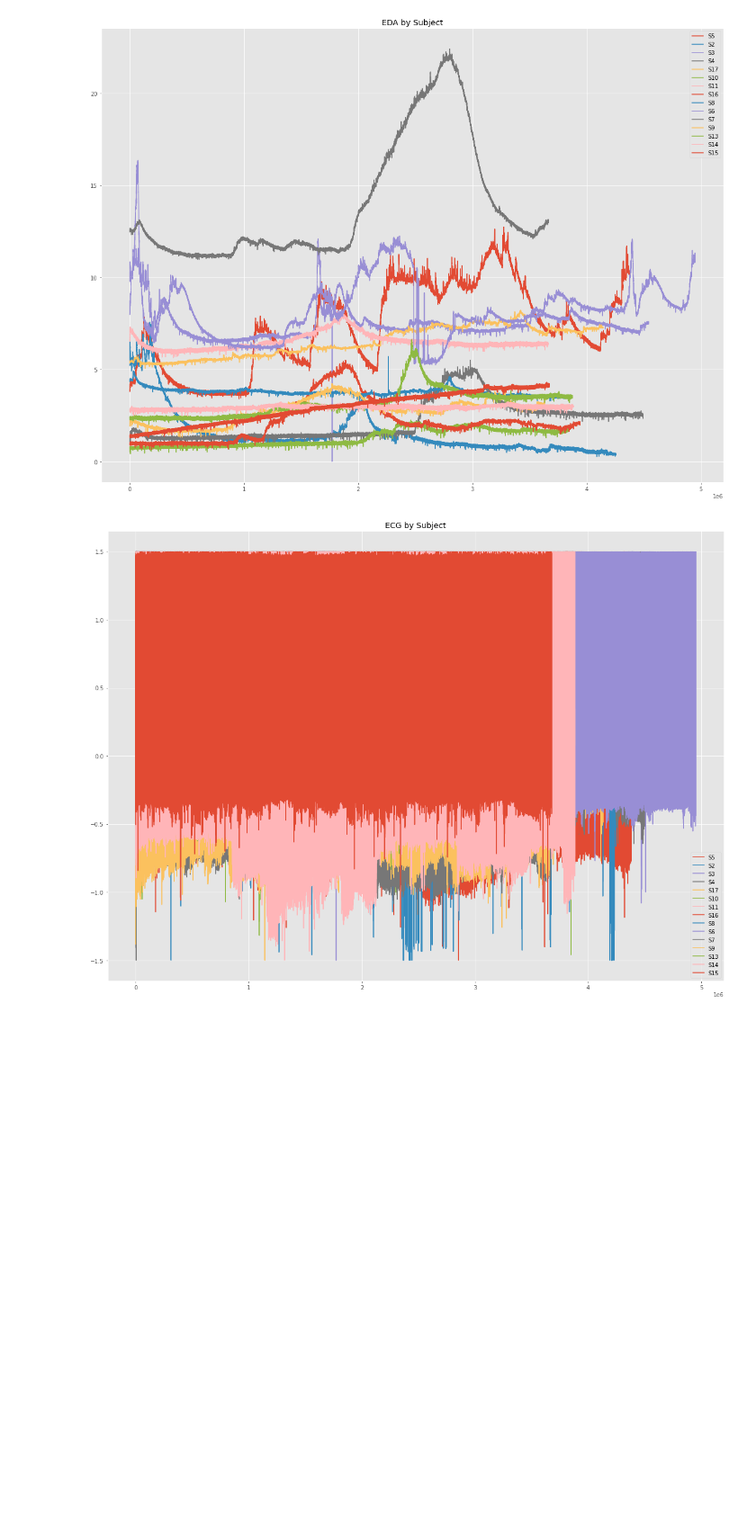
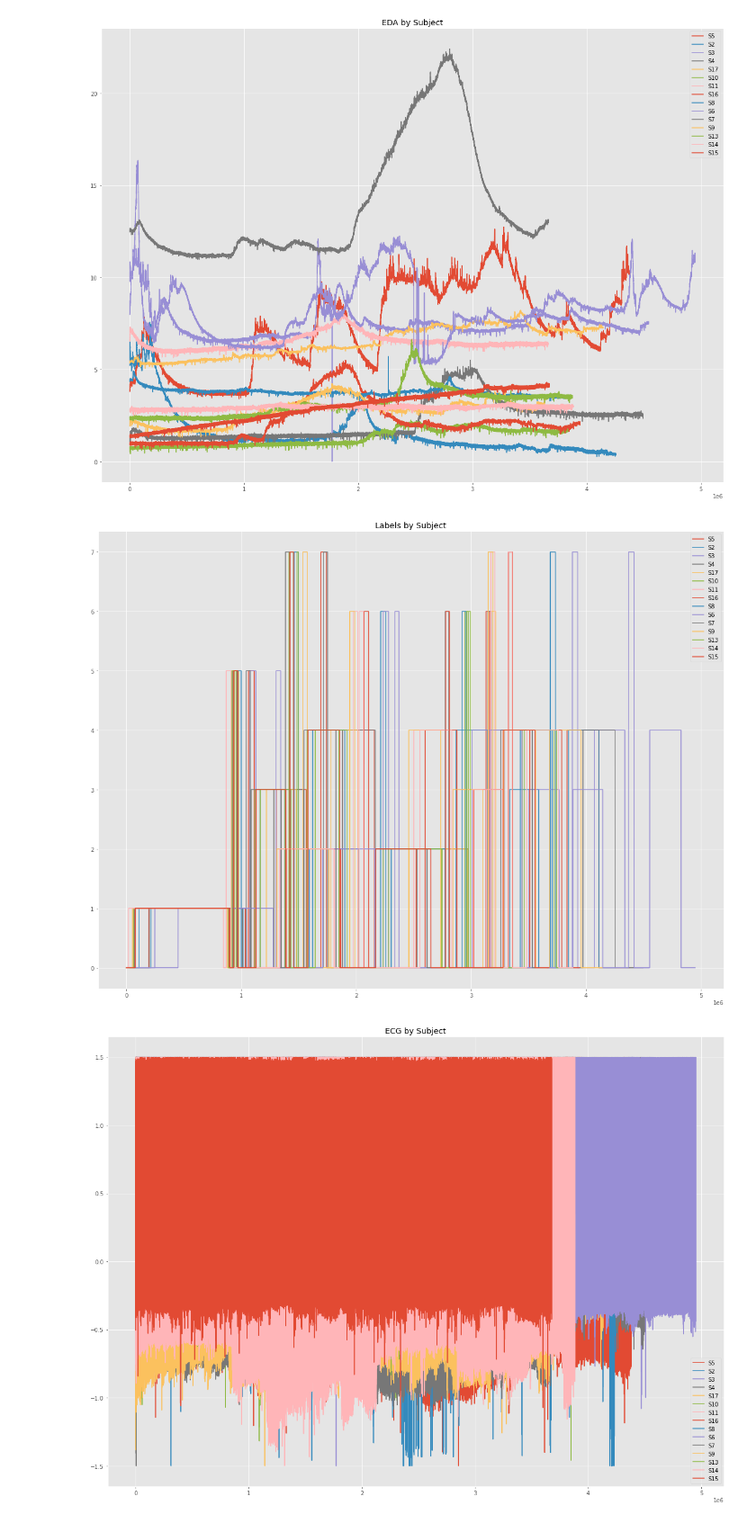
Before and after one commit to njfritter/Characteristic-Based-Time-Series-Clustering, a Jupyter notebook: rCode2012/notebooks/wesad_exploratory_analysis.ipynb, the cells around one changed output. Shown at 90% size. Cells and saved outputs as stored; diff of their text form; code cells hidden in the pictures; blank space fills up the shorter version.

```diff
--- a/rCode2012/notebooks/wesad_exploratory_analysis.ipynb
+++ b/rCode2012/notebooks/wesad_exploratory_analysis.ipynb
@@ -374,6 +490,16 @@ ax.set_title('EDA by Subject')
 plt.show()
 # %% [output]
 [figure]
+# %%
+fig, ax = plt.subplots()
+for subject in subject_ids:
+    subject_dct[subject]['labels']['label'].plot(figsize = (20,15))
+
+ax.legend(subject_ids)
+ax.set_title('Labels by Subject')
+plt.show()
+# %% [output]
+[figure, added]
 # %%
 fig, ax = plt.subplots()
 for subject in subject_ids:
```
Also changed, not shown: parts of 33 cells of this notebook.
